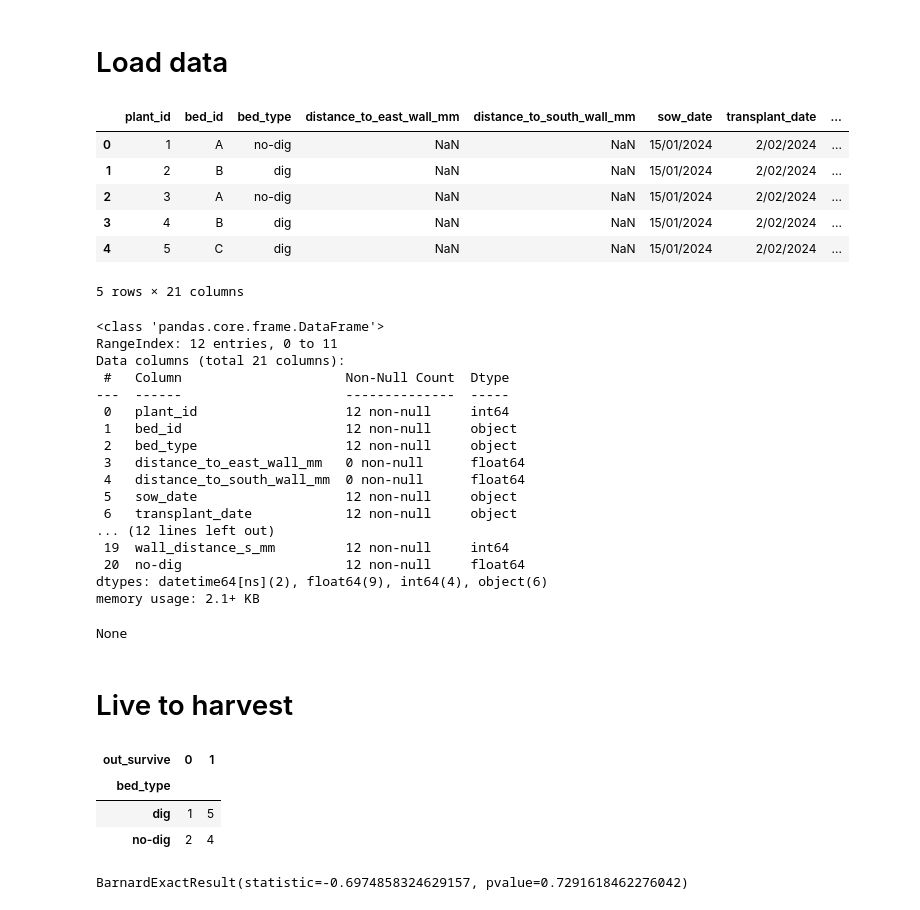
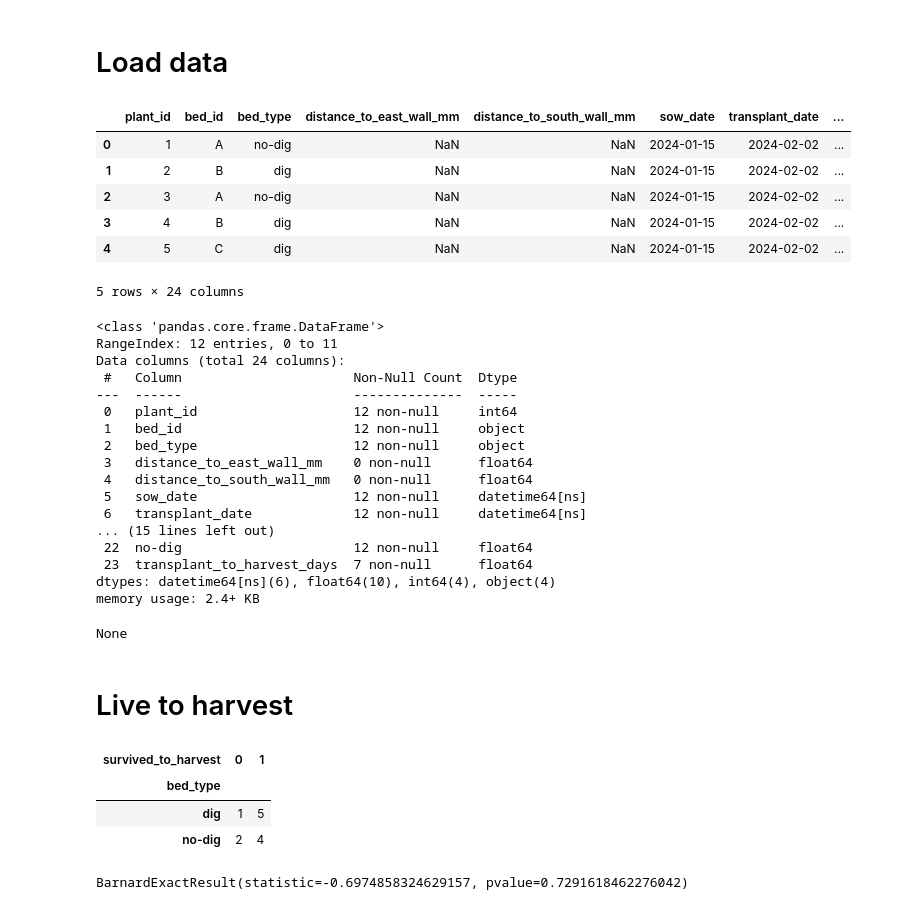
Before and after one commit to Brebbox/ebg, a Jupyter notebook: S1 - No-dig/analysis.ipynb, the cells around one changed output. Saved outputs shown, nothing was run; the diff lists cells and outputs as text; code cells hidden in the pictures.

```diff
--- a/S1 - No-dig/analysis.ipynb
+++ b/S1 - No-dig/analysis.ipynb
@@ -12,46 +12,47 @@ import statsmodels.api as sm
 # %%
 transplantation_date = pd.to_datetime('2024-02-02')
 
-data = pd.read_csv('data.csv')
+data = pd.read_excel('data.xlsx')
 data['height_date_1'] = pd.to_datetime(data['height_date_1'], format="%d/%m/%Y")
 data['height_date_2'] = pd.to_datetime(data['height_date_2'], format="%d/%m/%Y")
 data = pd.merge(data, pd.get_dummies(data['bed_type'], drop_first=True, dtype=float), left_index=True, right_index=True)
+data['transplant_to_harvest_days'] = (data['harvest_date'] - data['transplant_date']).dt.days
 
 display(data.head())
 display(data.info())
 # %% [output]
 |  | plant_id | bed_id | bed_type | distance_to_east_wall_mm | distance_to_south_wall_mm | sow_date | transplant_date | ... |
-| 0 | 1 | A | no-dig | NaN | NaN | 15/01/2024 | 2/02/2024 | ... |
-| 1 | 2 | B | dig | NaN | NaN | 15/01/2024 | 2/02/2024 | ... |
-| 2 | 3 | A | no-dig | NaN | NaN | 15/01/2024 | 2/02/2024 | ... |
-| 3 | 4 | B | dig | NaN | NaN | 15/01/2024 | 2/02/2024 | ... |
-| 4 | 5 | C | dig | NaN | NaN | 15/01/2024 | 2/02/2024 | ... |
+| 0 | 1 | A | no-dig | NaN | NaN | 2024-01-15 | 2024-02-02 | ... |
+| 1 | 2 | B | dig | NaN | NaN | 2024-01-15 | 2024-02-02 | ... |
+| 2 | 3 | A | no-dig | NaN | NaN | 2024-01-15 | 2024-02-02 | ... |
+| 3 | 4 | B | dig | NaN | NaN | 2024-01-15 | 2024-02-02 | ... |
+| 4 | 5 | C | dig | NaN | NaN | 2024-01-15 | 2024-02-02 | ... |
-5 rows × 21 columns
+5 rows × 24 columns
 <class 'pandas.core.frame.DataFrame'>
 RangeIndex: 12 entries, 0 to 11
-Data columns (total 21 columns):
- #   Column                     Non-Null Count  Dtype
----  ------                     --------------  -----
- 0   plant_id                   12 non-null     int64
- 1   bed_id                     12 non-null     object
- 2   bed_type                   12 non-null     object
- 3   distance_to_east_wall_mm   0 non-null      float64
- 4   distance_to_south_wall_mm  0 non-null      float64
- 5   sow_date                   12 non-null     object
- 6   transplant_date            12 non-null     object
-... (12 lines left out)
- 19  wall_distance_s_mm         12 non-null     int64
- 20  no-dig                     12 non-null     float64
-dtypes: datetime64[ns](2), float64(9), int64(4), object(6)
-memory usage: 2.1+ KB
+Data columns (total 24 columns):
+ #   Column                      Non-Null Count  Dtype
+---  ------                      --------------  -----
+ 0   plant_id                    12 non-null     int64
+ 1   bed_id                      12 non-null     object
+ 2   bed_type                    12 non-null     object
+ 3   distance_to_east_wall_mm    0 non-null      float64
+ 4   distance_to_south_wall_mm   0 non-null      float64
+ 5   sow_date                    12 non-null     datetime64[ns]
+ 6   transplant_date             12 non-null     datetime64[ns]
+... (15 lines left out)
+ 22  no-dig                      12 non-null     float64
+ 23  transplant_to_harvest_days  7 non-null      float64
+dtypes: datetime64[ns](6), float64(10), int64(4), object(4)
+memory usage: 2.4+ KB
 None
 # %% [markdown]
 # Live to harvest
 # %%
-survival_contingency = pd.crosstab(data.bed_type, data.out_survive)
+survival_contingency = pd.crosstab(data.bed_type, data.survived_to_harvest)
 survival_contingency
 # %% [output]
-| out_survive | 0 | 1 |
+| survived_to_harvest | 0 | 1 |
 | bed_type |  |  |
 | dig | 1 | 5 |
 | no-dig | 2 | 4 |
```
Also changed, not shown: parts of 21 cells of this notebook, 7 other files.
